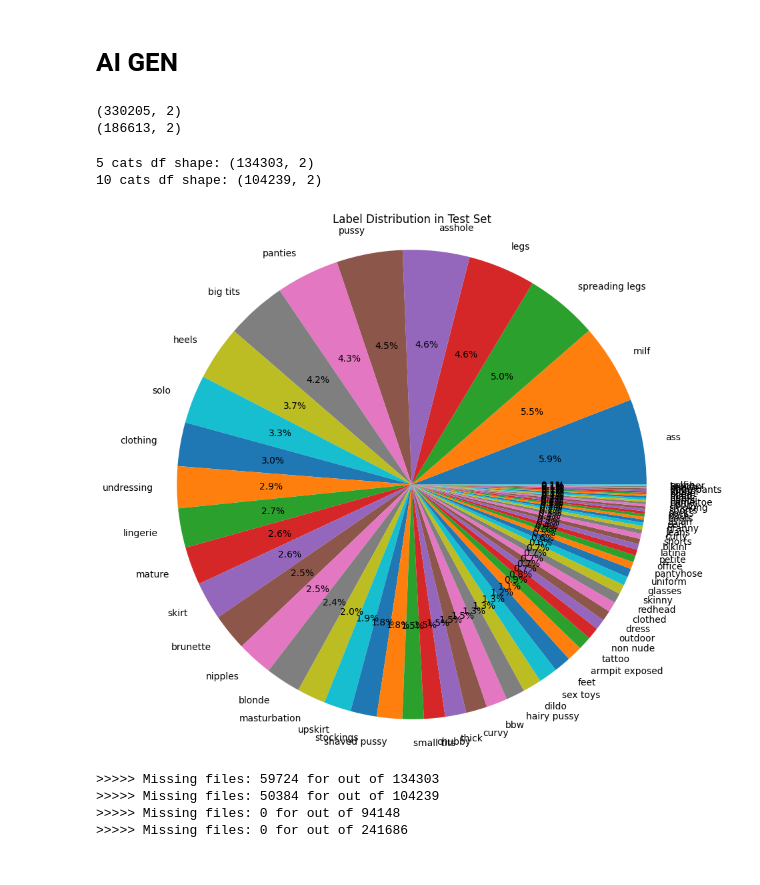
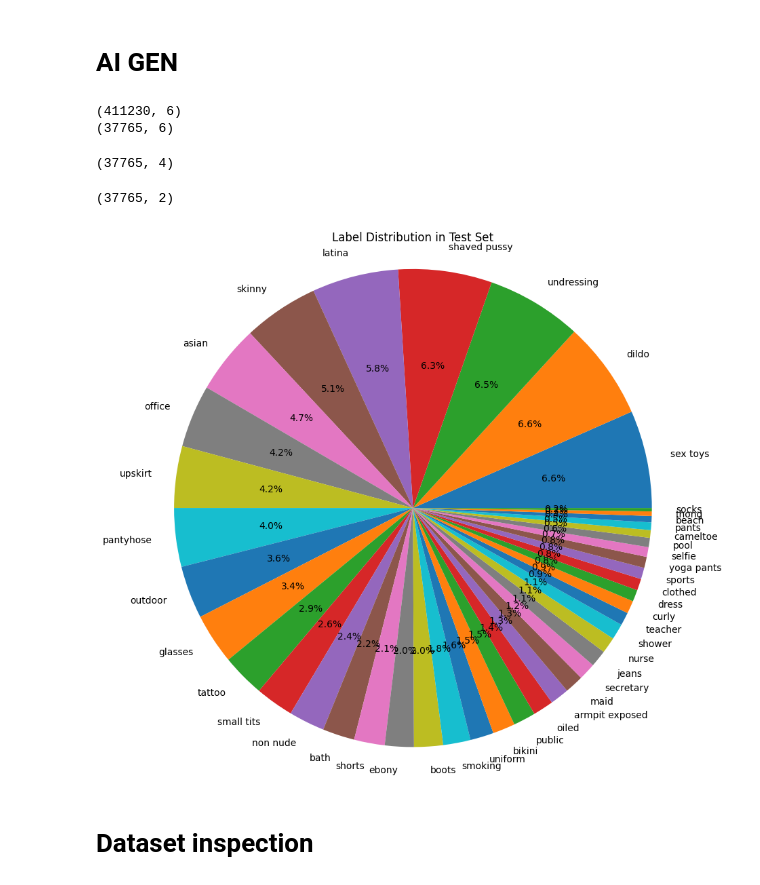
Before and after one commit to M-Fannilla/milfusion, a Jupyter notebook: dataset_inspection.ipynb, the cells around one changed output. Saved outputs shown, nothing was run; the diff lists cells and outputs as text; code cells hidden in the pictures.

```diff
--- a/dataset_inspection.ipynb
+++ b/dataset_inspection.ipynb
@@ -254,7 +263,7 @@ tags_to_drop = {
 # %%
 def filter_positives(row):
     labels = row.labels
-
+    labels = [L.lower() for L in labels]
     for L in labels:
         if L in mandatory_columns:
             return labels
@@ -262,6 +271,8 @@ def filter_positives(row):
 
 def filter_negatives(row):
     labels = row.labels
+    labels = [L.lower() for L in labels]
+
     for L in labels:
         if L in negative_columns:
             return None
@@ -270,14 +281,15 @@ def filter_negatives(row):
     return labels
 
 
-ai_df = df.copy()
+ai_df = df_not_mapped.copy()
 ai_df['labels'] = ai_df.apply(filter_positives, axis=1)
 ai_df = ai_df[ai_df['labels'].notnull()]
 print(ai_df.shape)
 
 ai_df['labels'] = ai_df.apply(filter_negatives, axis=1)
 ai_df = ai_df[ai_df['labels'].notnull()]
+ai_df.reset_index(inplace=True, drop=True)
 print(ai_df.shape)
 # %% [output]
-(330205, 2)
-(186613, 2)
+(411230, 6)
+(37765, 6)
@@ -286,21 +296,36 @@ ai_df.reset_index(inplace=True, drop=True)
-# %%
-ai_df['labels_length'] = ai_df['labels'].apply(len)
-ai_df = ai_df[ai_df['labels_length'] > 5]
-ai_df.drop(['labels_length'], axis=1, inplace=True)
-ai_df.reset_index(drop=True, inplace=True)
-ai_df.to_csv('datasets/ai_gen_dataset_5_cats.csv')
-print("5 cats df shape:", ai_df.shape)
-
-ai_df['labels_length'] = ai_df['labels'].apply(len)
-ai_df = ai_df[ai_df['labels_length'] > 10]
-ai_df.drop(['labels_length'], axis=1, inplace=True)
-ai_df.reset_index(drop=True, inplace=True)
-ai_df.to_csv('datasets/ai_gen_dataset_10_cats.csv')
-print("10 cats df shape:", ai_df.shape)
-# %% [output]
-5 cats df shape: (134303, 2)
-10 cats df shape: (104239, 2)
+# %%
+def ai_gen_gallery_mapping(row):
+    labels = row.labels
+
+    out = []
+    for L in labels:
+        _fetched = AI_GEN_GALLERIES_MAP.get(L, None)
+        if _fetched is remove_tag:
+            continue
+        elif _fetched is remove_gallery:
+            return None
+        elif isinstance(_fetched, list):
+            out.extend(_fetched)
+        elif _fetched is keep_tag:
+            out.append(L.lower())
+
+    return list(set(out))
+
+
+ai_df['labels'] = ai_df.apply(ai_gen_gallery_mapping, axis=1)
+ai_df = ai_df[ai_df['labels'].notnull()]
+ai_df.drop(
+    ['height', 'width'], axis=1, inplace=True
+)
+ai_df.shape
+# %% [output]
+(37765, 4)
+# %%
+ai_df = add_file_path_column(ai_df)
+ai_df.shape
+# %% [output]
+(37765, 2)
 # %%
-plot_tags_count(ai_df, zoom_max=100000)
+plot_tags_count(ai_df, zoom_max=2000)
 # %% [output]
-[figure, old version]
+[figure, new version]
@@ -307 +334,3 @@ plot_tags_count(ai_df, zoom_max=100000)
+# %% [markdown]
+# Dataset inspection
 # %%
@@ -310,7 +338,7 @@ cats_10 = pd.read_csv('datasets/ai_gen_dataset_10_cats.csv', index_col=0)
 small_one_hot = pd.read_csv('datasets/small_one_hot.csv', index_col=0)
 medium_one_hot = pd.read_csv('datasets/medium_one_hot.csv', index_col=0)
 # %%
-for x in [cats_5, cats_10, small_one_hot, medium_one_hot]:
+for x in [ai_gen, small_one_hot, medium_one_hot]:
     missing = 0
     for file_path in x['file_path']:
         file_path = Path(file_path)
@@ -319,8 +347,3 @@ for x in [cats_5, cats_10, small_one_hot, medium_one_hot]:
             missing += 1
 
     print(f">>>>> Missing files: {missing} for out of {x.shape[0]}")
-# %% [output]
->>>>> Missing files: 59724 for out of 134303
->>>>> Missing files: 50384 for out of 104239
->>>>> Missing files: 0 for out of 94148
->>>>> Missing files: 0 for out of 241686
```
Also changed, not shown: parts of 6 cells of this notebook, 6 other files.
